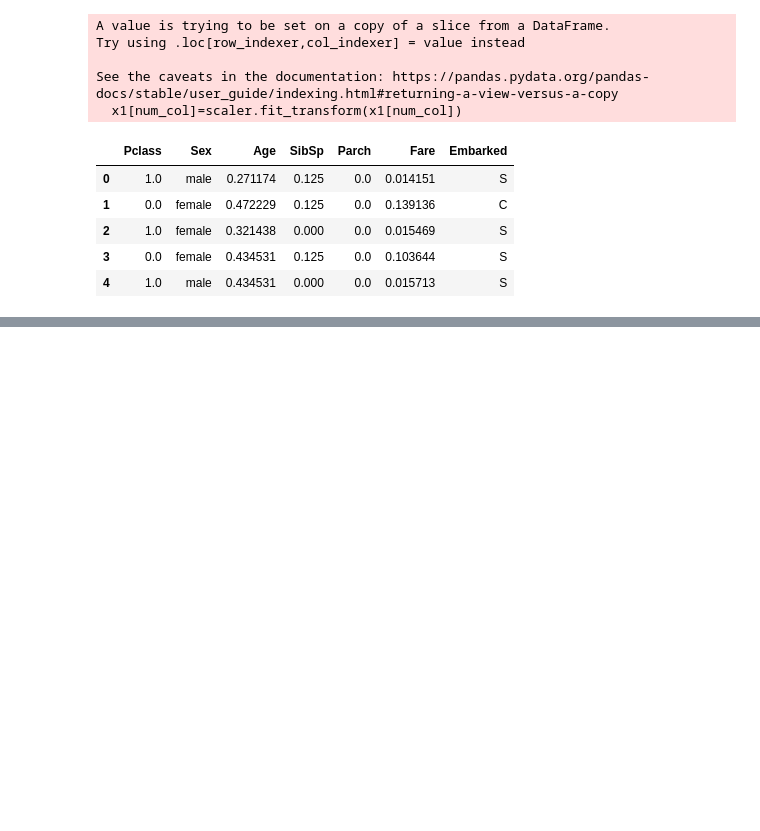
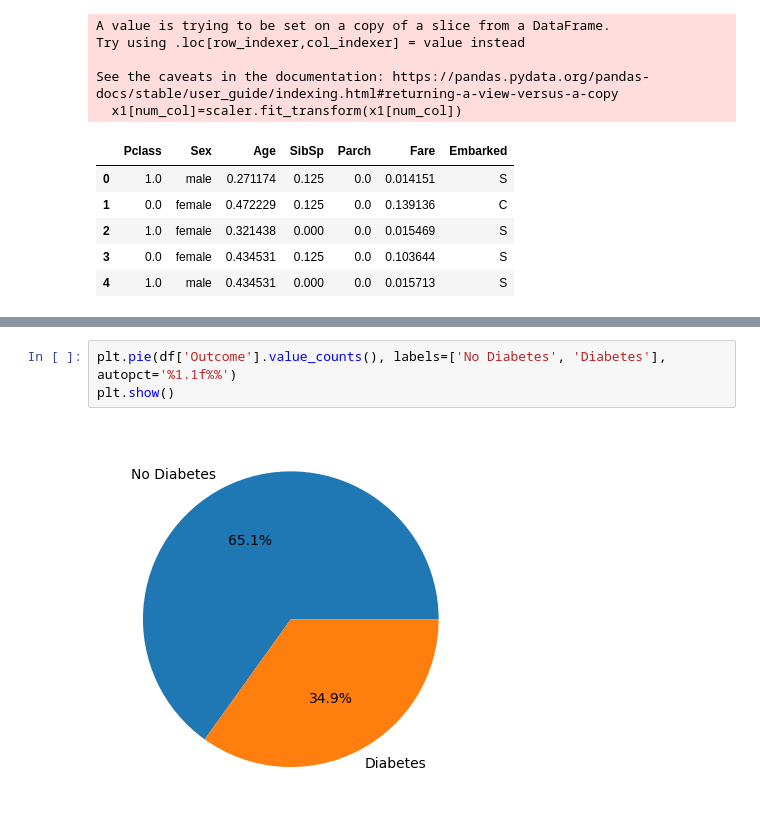
Before and after one commit to shrayan005/Machine_learning, a Jupyter notebook: Data_preprocessing.ipynb, the cells around one changed output, grey strips where cells are left out. Drawn from its saved outputs; the diff is of its cells as text; blank space fills up the shorter version.

```diff
--- a/Data_preprocessing.ipynb
+++ b/Data_preprocessing.ipynb
@@ -185,0 +291,5 @@ See the caveats in the documentation: https://pandas.pydata.org/pandas-docs/stab
+# %%
+plt.pie(df['Outcome'].value_counts(), labels=['No Diabetes', 'Diabetes'], autopct='%1.1f%%')
+plt.show()
+# %% [output]
+[figure, added]
```
Also changed, not shown: parts of 11 cells of this notebook.
